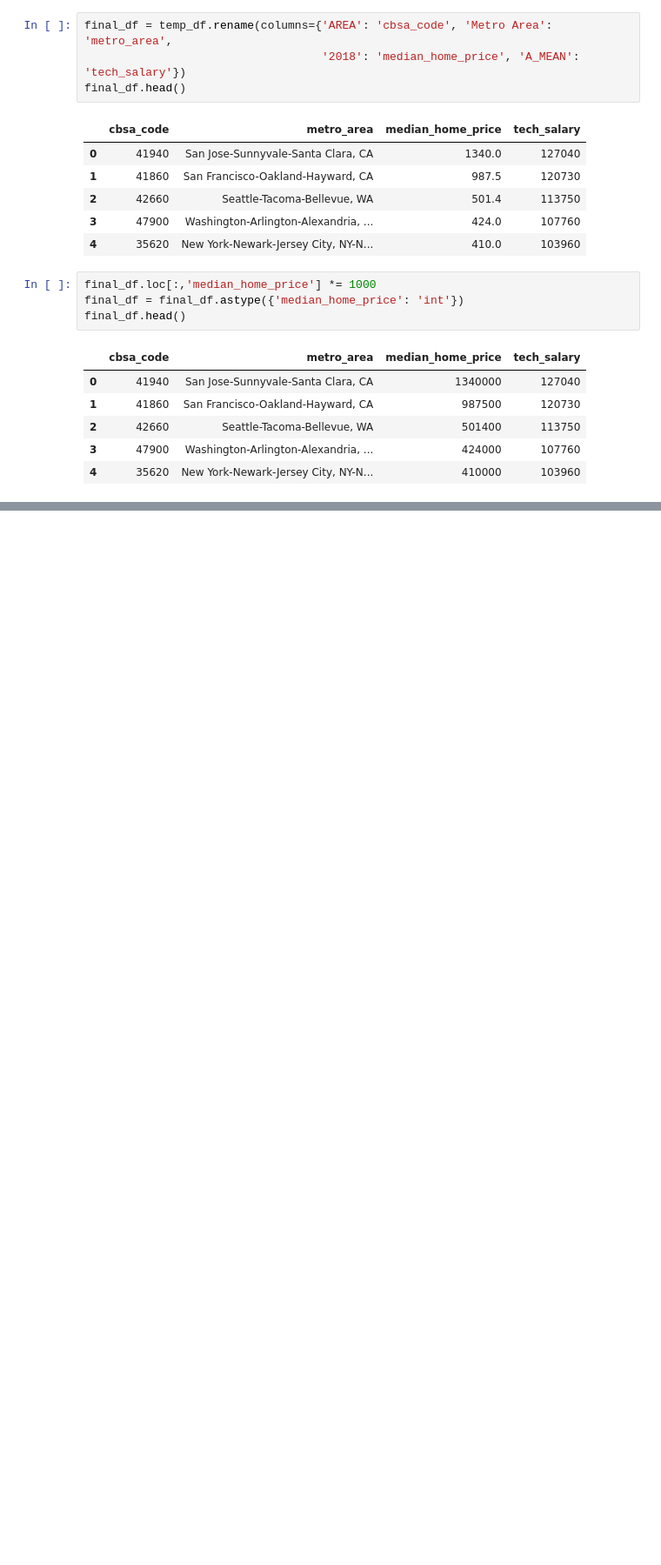
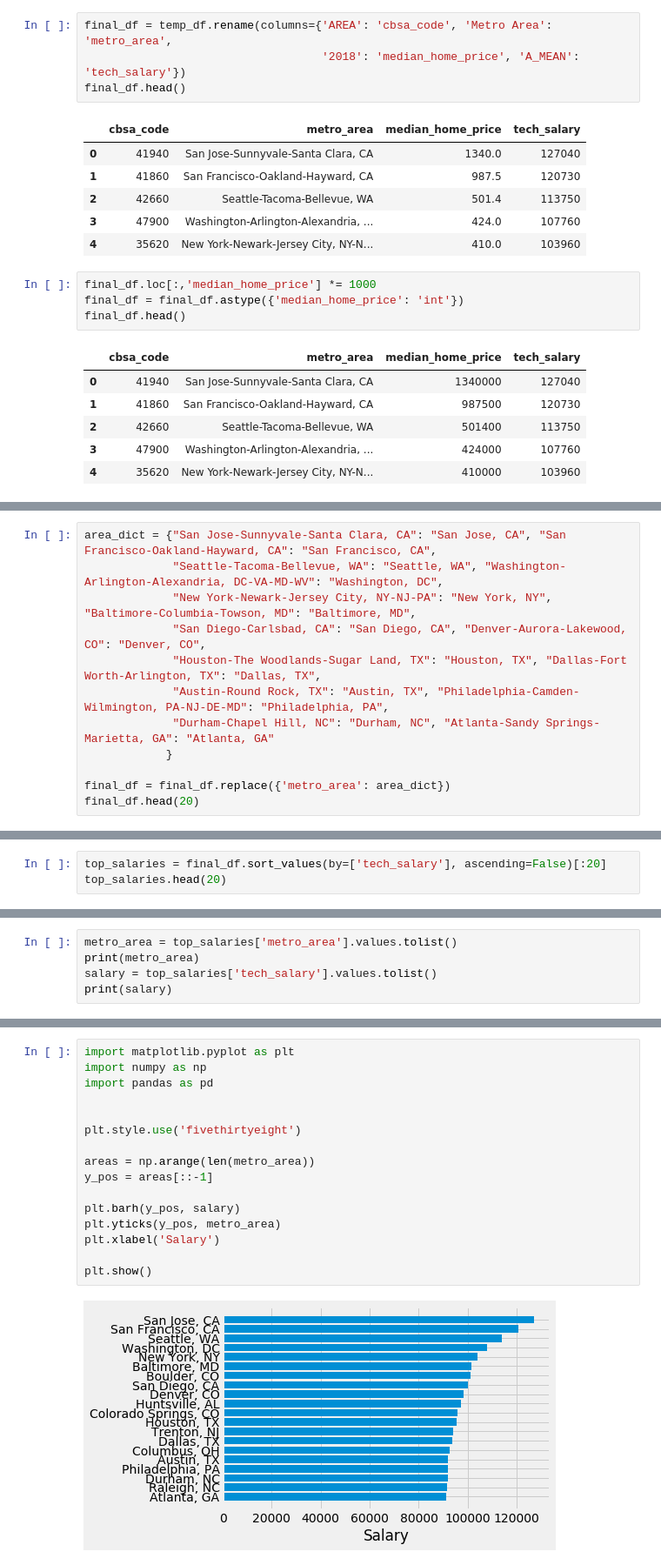
Before and after one commit to Ahdeny/SF_Real_Estate_Project, a Jupyter notebook: National_Salary_vs_Housing.ipynb, the cells around one changed output, grey strips where cells are left out. Shown at 87% size. Drawn from its saved outputs; the diff is of its cells as text; blank space fills up the shorter version.

```diff
--- a/National_Salary_vs_Housing.ipynb
+++ b/National_Salary_vs_Housing.ipynb
@@ -147,3 +147,15 @@ final_df.head(20)
 | 17 | 20500 | Durham-Chapel Hill, NC | 279000 | 91740 | 37783 | 53957 |
 | 18 | 39580 | Raleigh, NC | 283600 | 91680 | 38406 | 53274 |
 | 19 | 12060 | Atlanta-Sandy Springs-Marietta, GA | 219900 | 91220 | 29779 | 61441 |
+# %%
+area_dict = {"San Jose-Sunnyvale-Santa Clara, CA": "San Jose, CA", "San Francisco-Oakland-Hayward, CA": "San Francisco, CA",
+             "Seattle-Tacoma-Bellevue, WA": "Seattle, WA", "Washington-Arlington-Alexandria, DC-VA-MD-WV": "Washington, DC",
+             "New York-Newark-Jersey City, NY-NJ-PA": "New York, NY", "Baltimore-Columbia-Towson, MD": "Baltimore, MD",
+             "San Diego-Carlsbad, CA": "San Diego, CA", "Denver-Aurora-Lakewood, CO": "Denver, CO",
+             "Houston-The Woodlands-Sugar Land, TX": "Houston, TX", "Dallas-Fort Worth-Arlington, TX": "Dallas, TX",
+             "Austin-Round Rock, TX": "Austin, TX", "Philadelphia-Camden-Wilmington, PA-NJ-DE-MD": "Philadelphia, PA",
+             "Durham-Chapel Hill, NC": "Durham, NC", "Atlanta-Sandy Springs-Marietta, GA": "Atlanta, GA"
+            }
+
+final_df = final_df.replace({'metro_area': area_dict})
+final_df.head(20)
@@ -149,0 +180,3 @@ final_df.head(20)
+# %%
+top_salaries = final_df.sort_values(by=['tech_salary'], ascending=False)[:20]
+top_salaries.head(20)
@@ -149,0 +201,5 @@ final_df.head(20)
+# %%
+metro_area = top_salaries['metro_area'].values.tolist()
+print(metro_area)
+salary = top_salaries['tech_salary'].values.tolist()
+print(salary)
@@ -149,0 +209,18 @@ final_df.head(20)
+# %%
+import matplotlib.pyplot as plt
+import numpy as np
+import pandas as pd
+
+
+plt.style.use('fivethirtyeight')
+
+areas = np.arange(len(metro_area))
+y_pos = areas[::-1]
+
+plt.barh(y_pos, salary)
+plt.yticks(y_pos, metro_area)
+plt.xlabel('Salary')
+
+plt.show()
+# %% [output]
+[figure, added]
```
Also changed, not shown: parts of 9 cells of this notebook.
